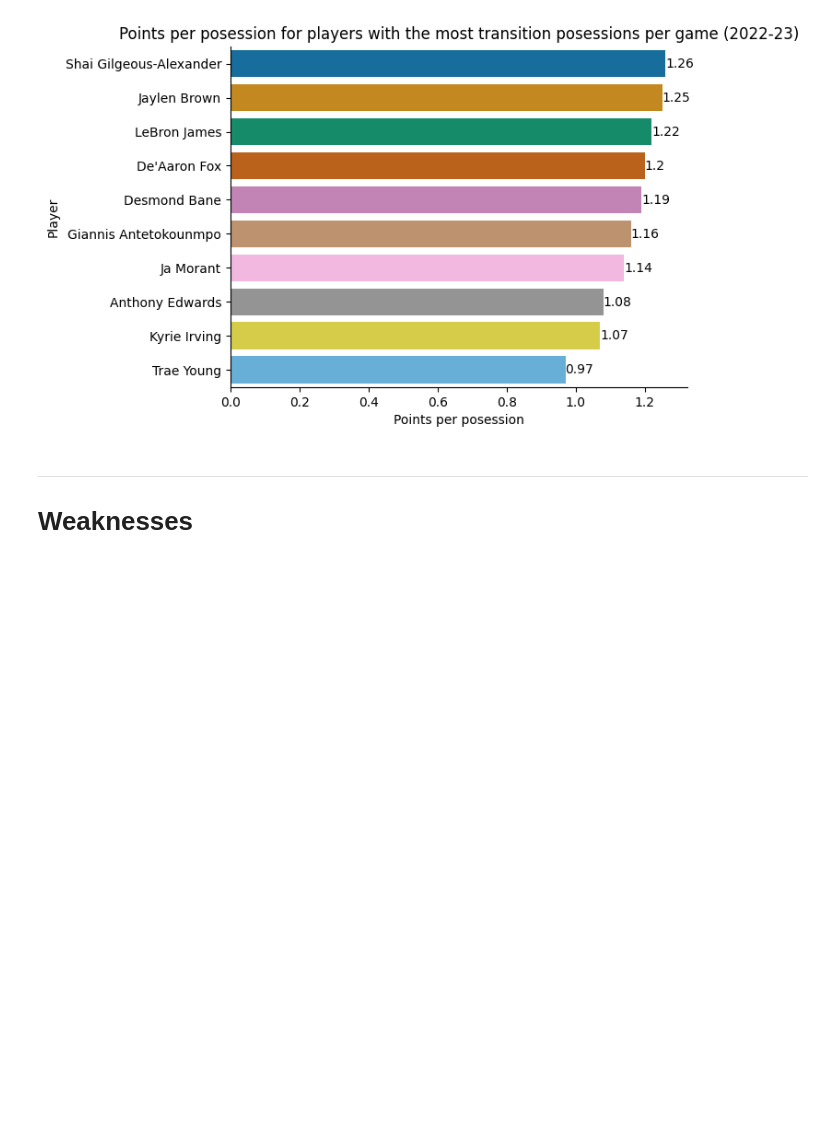
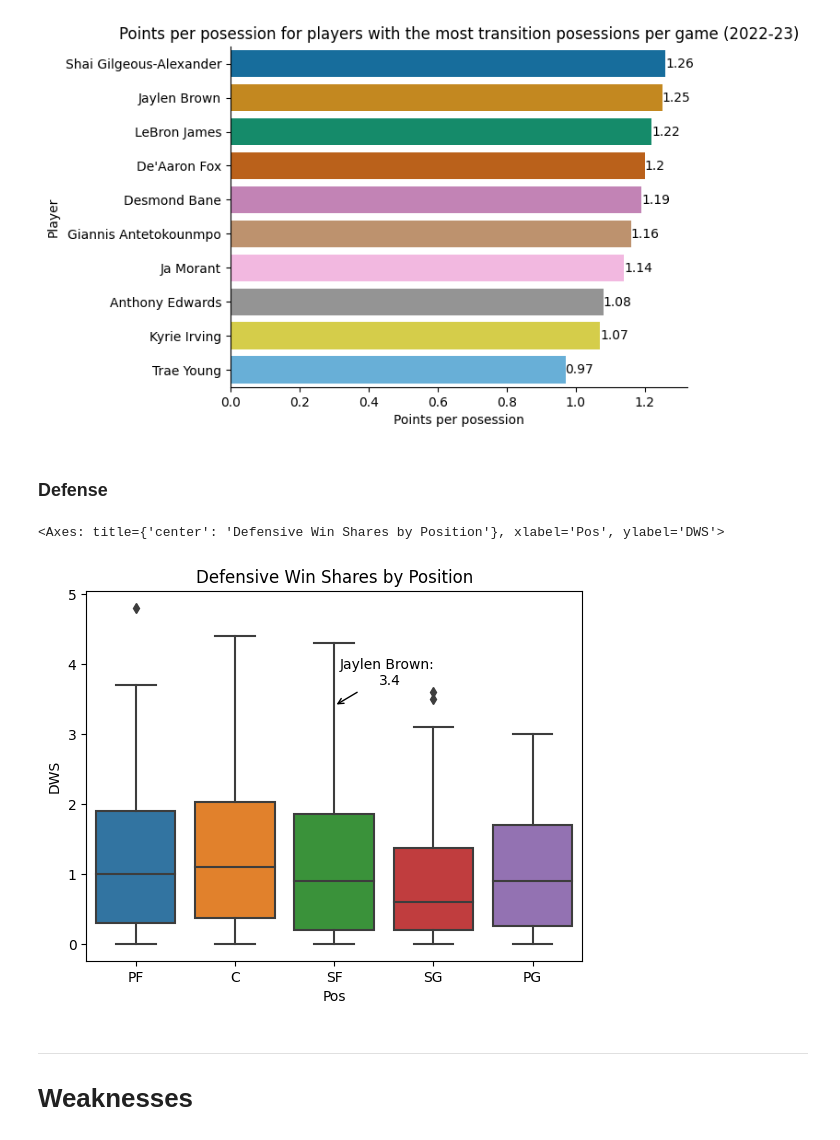
Before and after one commit to namhyk/jb-analysis, a Jupyter notebook: jaylen_brown.ipynb, the cells around one changed output. Saved outputs shown, nothing was run; the diff lists cells and outputs as text; code cells hidden in the pictures; blank space fills up the shorter version.

Commit message:
Update jaylen_brown.ipynb
Add defensive win shares box plot

```diff
--- a/jaylen_brown.ipynb
+++ b/jaylen_brown.ipynb
@@ -9,6 +9,7 @@ df_jb_playoffs = pd.read_excel('jb_stats_playoffs.xlsx')
 df_pergame = pd.read_excel('league_stats_perGame_2023.xlsx')
 df_pergame_playoffs = pd.read_excel('league_playoffs_pergame.xlsx')
 df_transition = pd.read_excel('league_transition.xlsx')
+df_advanced = pd.read_excel('advanced_stats.xlsx')
 # %%
 pd.set_option('display.max_columns', None)
 # %%
@@ -191,6 +192,21 @@ ax.bar_label(ax.containers[0])
 plt.show()
 # %% [output]
 [figure]
+# %% [markdown]
+### Defense
+# %%
+# Filter out positions with low sample size
+df_advanced = df_advanced[(df_advanced['Pos'] != 'PF-C') & (df_advanced['Pos'] != 'PF-SF') & (df_advanced['Pos'] != 'SF-PF') & (df_advanced['Pos'] != 'PG-SG') & (df_advanced['Pos'] != 'SG-PG') & (df_advanced['Pos'] != 'SF-SG')]
+# %%
+row = df_advanced[df_advanced['Player'] == 'Jaylen Brown']
+y = row['DWS'].values[0]
+plt.annotate('Jaylen Brown: \n' + str(y), (2, y), textcoords="offset points", xytext=(40,15),
+             ha='center', arrowprops=dict(arrowstyle="->"))
+plt.title('Defensive Win Shares by Position')
+sns.boxplot(data=df_advanced, y = 'DWS', x='Pos')
+# %% [output]
+<Axes: title={'center': 'Defensive Win Shares by Position'}, xlabel='Pos', ylabel='DWS'>
+[figure, added]
 # %% [markdown]
 ---
 # Weaknesses
```
